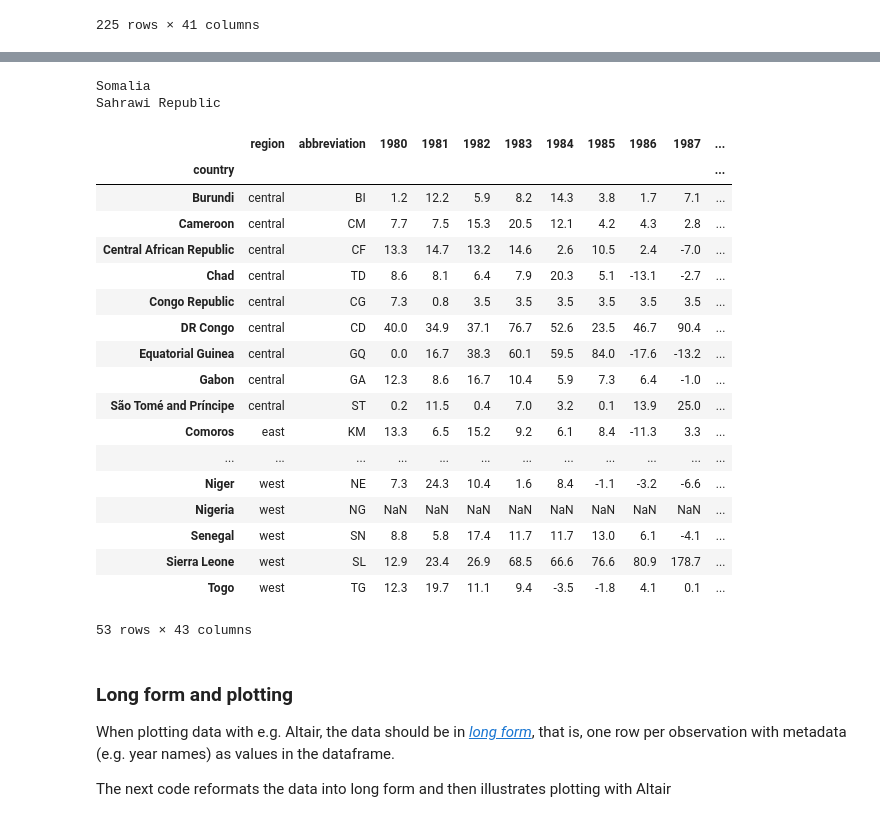
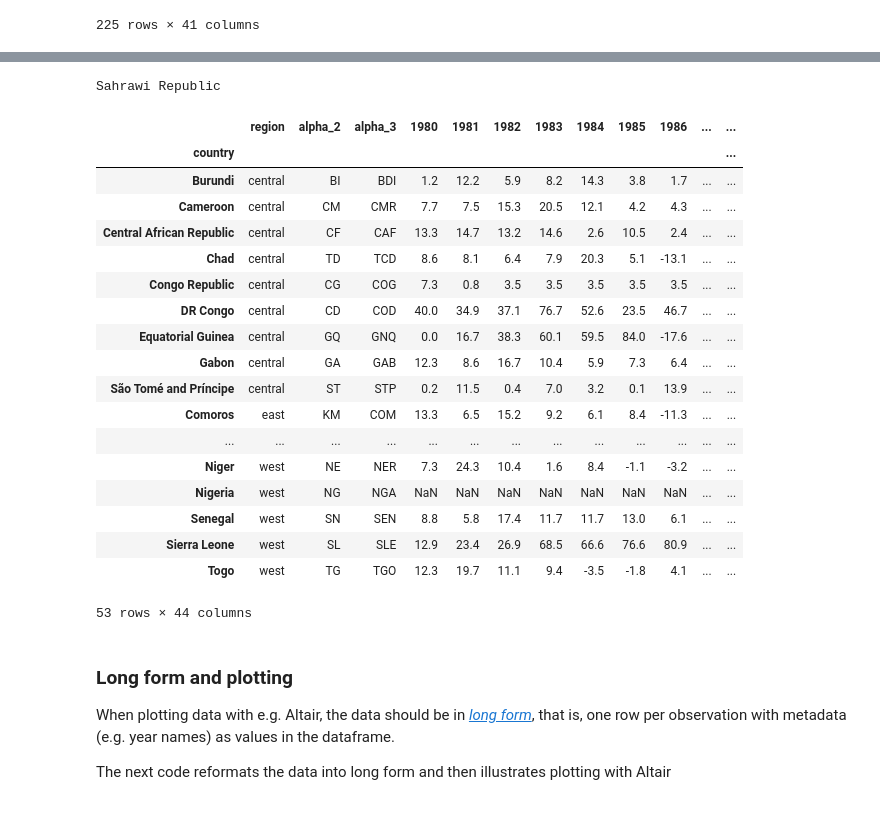
Before and after one commit to africadatahub/adh-africa-inflation, a Jupyter notebook: africa_inflation_data.ipynb, the cells around one changed output, grey strips where cells are left out. Drawn from its saved outputs; the diff is of its cells as text; code cells hidden in the pictures.

```diff
--- a/africa_inflation_data.ipynb
+++ b/africa_inflation_data.ipynb
@@ -55,0 +40,17 @@ country_code_df
+# %%
+def strip_to_str(val: str) -> str:
+    return re.sub(r'\s{0,}"([^"]+)"', r"\1", val)
+
+def strip_to_int(val: str) -> int:
+    return int(strip_to_str(val))
+
+def strip_to_float(val: str) -> float:
+    return float(strip_to_str(val))
+
+country_code_df = pd.read_csv('https://gist.githubusercontent.com/tadast/8827699/raw/f5cac3d42d16b78348610fc4ec301e9234f82821/countries_codes_and_coordinates.csv',
+                              quotechar='"', skiprows=1, converters={
+                                  'alpha_2': strip_to_str, 'alpha_3': strip_to_str,
+                                  'numeric': strip_to_int, 'latitude_avg': strip_to_float, 'longitude_avg': strip_to_float
+                              },
+                              index_col=0, names=['country', 'alpha_2', 'alpha_3', 'numeric', 'latitude_avg', 'longitude_avg'])
+country_code_df
@@ -87,11 +103,10 @@ africa_country_to_name = {
     'Gambia': 'Gambia, The'
 }
 for country in all_africa_df.Abbreviation:
-    if country not in imf_inflation_data.index:
+    if country not in country_code_df.index:
         if country not in africa_country_to_name:
             print(country)
 # %% [output]
-Somalia
 Sahrawi Republic
 # %%
 data = {}
@@ -102,55 +117,56 @@ for country in all_africa_df.Abbreviation:
         region = 'east'
     elif country in north_africa_df.Abbreviation.values:
         region = 'north'
     elif country in south_africa_df.Abbreviation.values:
         region = 'south'
     elif country in west_africa_df.Abbreviation.values:
         region = 'west'
     else:
         raise ValueError('Unknown country: ' + country)
 
     if country in ('Sahrawi Republic', 'Somalia'):
         # we don't have info from IMF for these two countries
         continue
     elif country in country_code_df.index:
         lookup_name = country
     elif country in africa_country_to_name:
         lookup_name = africa_country_to_name[country]
     else:
         raise ValueError('Cannot lookup country: ' + country)
 
-    abbrev = country_code_df.loc[lookup_name, 'Code']
+    code_2 = country_code_df.loc[lookup_name, 'alpha_2']
+    code_3 = country_code_df.loc[lookup_name, 'alpha_3']
 
     if country in imf_inflation_data.index:
         lookup_name = country
     elif country in africa_country_to_imf_name:
         lookup_name = africa_country_to_imf_name[country]
 
     inflation_data = list(imf_inflation_data.loc[lookup_name])
-    data[country] = [region, abbrev] + inflation_data
-inflation_df = pd.DataFrame.from_dict(data, orient='index', columns=['region', 'abbreviation'] + list(imf_inflation_data.columns)).replace('no data', np.nan)
+    data[country] = [region, code_2, code_3] + inflation_data
+inflation_df = pd.DataFrame.from_dict(data, orient='index', columns=['region', 'alpha_2', 'alpha_3'] + list(imf_inflation_data.columns)).replace('no data', np.nan)
 inflation_df.index.name = 'country'
 inflation_df
 # %% [output]
-|  | region | abbreviation | 1980 | 1981 | 1982 | 1983 | 1984 | 1985 | 1986 | 1987 | ... |
-| country |  |  |  |  |  |  |  |  |  |  | ... |
-| Burundi | central | BI | 1.2 | 12.2 | 5.9 | 8.2 | 14.3 | 3.8 | 1.7 | 7.1 | ... |
-| Cameroon | central | CM | 7.7 | 7.5 | 15.3 | 20.5 | 12.1 | 4.2 | 4.3 | 2.8 | ... |
-| Central African Republic | central | CF | 13.3 | 14.7 | 13.2 | 14.6 | 2.6 | 10.5 | 2.4 | -7.0 | ... |
-| Chad | central | TD | 8.6 | 8.1 | 6.4 | 7.9 | 20.3 | 5.1 | -13.1 | -2.7 | ... |
-| Congo Republic | central | CG | 7.3 | 0.8 | 3.5 | 3.5 | 3.5 | 3.5 | 3.5 | 3.5 | ... |
-| DR Congo | central | CD | 40.0 | 34.9 | 37.1 | 76.7 | 52.6 | 23.5 | 46.7 | 90.4 | ... |
-| Equatorial Guinea | central | GQ | 0.0 | 16.7 | 38.3 | 60.1 | 59.5 | 84.0 | -17.6 | -13.2 | ... |
-| Gabon | central | GA | 12.3 | 8.6 | 16.7 | 10.4 | 5.9 | 7.3 | 6.4 | -1.0 | ... |
-| São Tomé and Príncipe | central | ST | 0.2 | 11.5 | 0.4 | 7.0 | 3.2 | 0.1 | 13.9 | 25.0 | ... |
-| Comoros | east | KM | 13.3 | 6.5 | 15.2 | 9.2 | 6.1 | 8.4 | -11.3 | 3.3 | ... |
-| ... | ... | ... | ... | ... | ... | ... | ... | ... | ... | ... | ... |
-| Niger | west | NE | 7.3 | 24.3 | 10.4 | 1.6 | 8.4 | -1.1 | -3.2 | -6.6 | ... |
-| Nigeria | west | NG | NaN | NaN | NaN | NaN | NaN | NaN | NaN | NaN | ... |
-| Senegal | west | SN | 8.8 | 5.8 | 17.4 | 11.7 | 11.7 | 13.0 | 6.1 | -4.1 | ... |
-| Sierra Leone | west | SL | 12.9 | 23.4 | 26.9 | 68.5 | 66.6 | 76.6 | 80.9 | 178.7 | ... |
-| Togo | west | TG | 12.3 | 19.7 | 11.1 | 9.4 | -3.5 | -1.8 | 4.1 | 0.1 | ... |
+|  | region | alpha_2 | alpha_3 | 1980 | 1981 | 1982 | 1983 | 1984 | 1985 | 1986 | ... | ... |
+| country |  |  |  |  |  |  |  |  |  |  |  | ... |
+| Burundi | central | BI | BDI | 1.2 | 12.2 | 5.9 | 8.2 | 14.3 | 3.8 | 1.7 | ... | ... |
+| Cameroon | central | CM | CMR | 7.7 | 7.5 | 15.3 | 20.5 | 12.1 | 4.2 | 4.3 | ... | ... |
+| Central African Republic | central | CF | CAF | 13.3 | 14.7 | 13.2 | 14.6 | 2.6 | 10.5 | 2.4 | ... | ... |
+| Chad | central | TD | TCD | 8.6 | 8.1 | 6.4 | 7.9 | 20.3 | 5.1 | -13.1 | ... | ... |
+| Congo Republic | central | CG | COG | 7.3 | 0.8 | 3.5 | 3.5 | 3.5 | 3.5 | 3.5 | ... | ... |
+| DR Congo | central | CD | COD | 40.0 | 34.9 | 37.1 | 76.7 | 52.6 | 23.5 | 46.7 | ... | ... |
+| Equatorial Guinea | central | GQ | GNQ | 0.0 | 16.7 | 38.3 | 60.1 | 59.5 | 84.0 | -17.6 | ... | ... |
+| Gabon | central | GA | GAB | 12.3 | 8.6 | 16.7 | 10.4 | 5.9 | 7.3 | 6.4 | ... | ... |
+| São Tomé and Príncipe | central | ST | STP | 0.2 | 11.5 | 0.4 | 7.0 | 3.2 | 0.1 | 13.9 | ... | ... |
+| Comoros | east | KM | COM | 13.3 | 6.5 | 15.2 | 9.2 | 6.1 | 8.4 | -11.3 | ... | ... |
+| ... | ... | ... | ... | ... | ... | ... | ... | ... | ... | ... | ... | ... |
+| Niger | west | NE | NER | 7.3 | 24.3 | 10.4 | 1.6 | 8.4 | -1.1 | -3.2 | ... | ... |
+| Nigeria | west | NG | NGA | NaN | NaN | NaN | NaN | NaN | NaN | NaN | ... | ... |
+| Senegal | west | SN | SEN | 8.8 | 5.8 | 17.4 | 11.7 | 11.7 | 13.0 | 6.1 | ... | ... |
+| Sierra Leone | west | SL | SLE | 12.9 | 23.4 | 26.9 | 68.5 | 66.6 | 76.6 | 80.9 | ... | ... |
+| Togo | west | TG | TGO | 12.3 | 19.7 | 11.1 | 9.4 | -3.5 | -1.8 | 4.1 | ... | ... |
-53 rows × 43 columns
+53 rows × 44 columns
 # %%
 # write the data in Excel, CSV and Parquet formats
 inflation_df.to_excel('data/africa_inflation_data.xlsx', sheet_name='Inflation')
```
Also changed, not shown: parts of 6 cells of this notebook, 4 other files.
